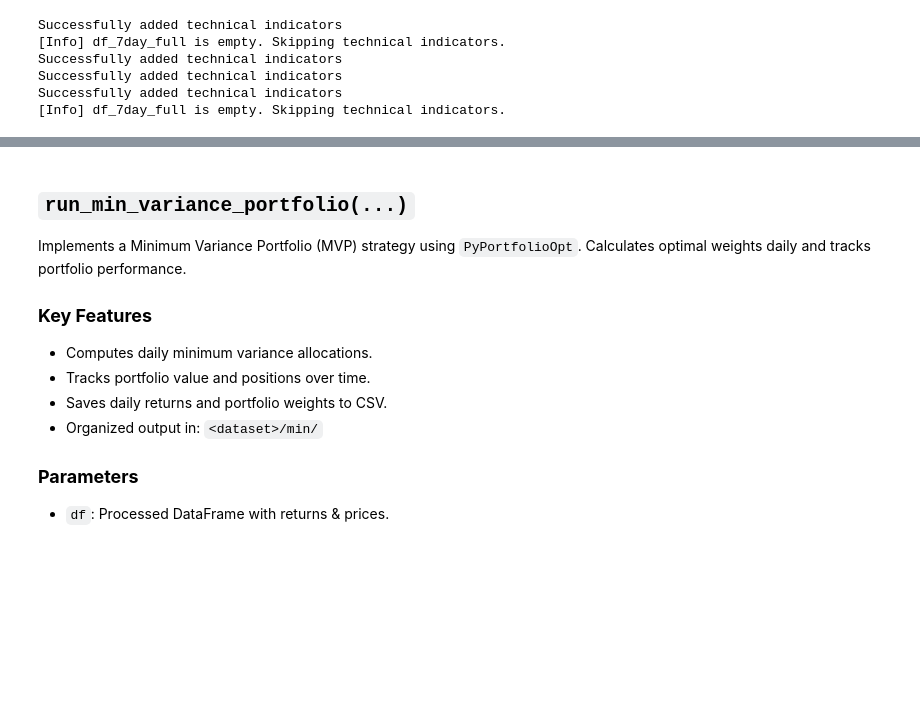
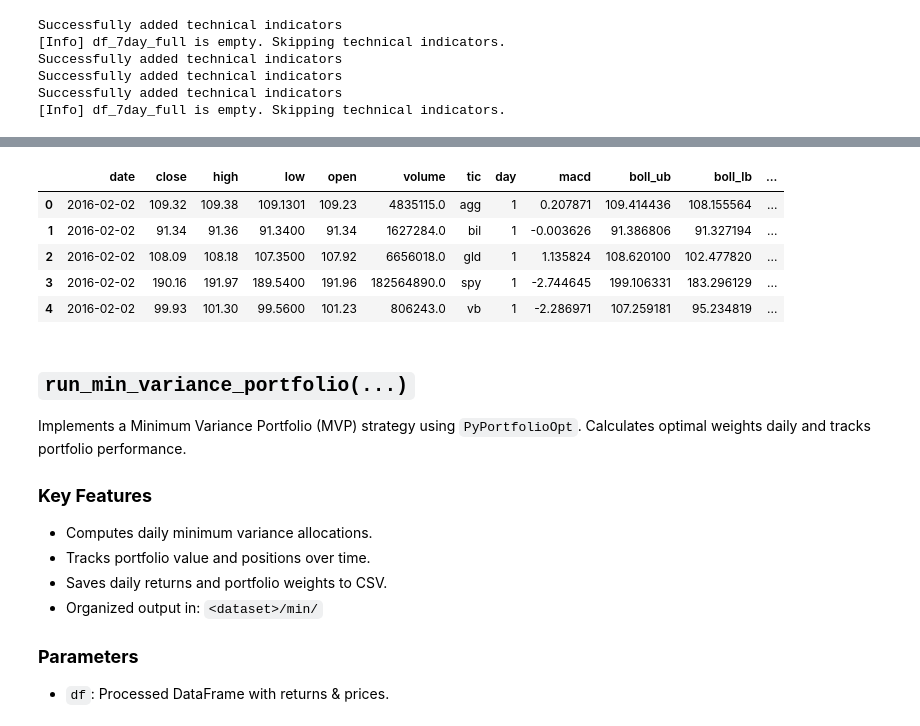
Before and after one commit to gary30hii/TradingAgent, a Jupyter notebook: PortfolioAllocationModelTraining(min_variance_optimization).ipynb, the cells around one changed output, grey strips where cells are left out. Cells and saved outputs as stored; diff of their text form; code cells hidden in the pictures; blank space fills up the shorter version.

```diff
--- a/PortfolioAllocationModelTraining(min_variance_optimization).ipynb
+++ b/PortfolioAllocationModelTraining(min_variance_optimization).ipynb
@@ -155,3 +173,12 @@ Successfully added technical indicators
+# %%
+processed_2.head()
+# %% [output]
+|  | date | close | high | low | open | volume | tic | day | macd | boll_ub | boll_lb | ... |
+| 0 | 2016-02-02 | 109.32 | 109.38 | 109.1301 | 109.23 | 4835115.0 | agg | 1 | 0.207871 | 109.414436 | 108.155564 | ... |
+| 1 | 2016-02-02 | 91.34 | 91.36 | 91.3400 | 91.34 | 1627284.0 | bil | 1 | -0.003626 | 91.386806 | 91.327194 | ... |
+| 2 | 2016-02-02 | 108.09 | 108.18 | 107.3500 | 107.92 | 6656018.0 | gld | 1 | 1.135824 | 108.620100 | 102.477820 | ... |
+| 3 | 2016-02-02 | 190.16 | 191.97 | 189.5400 | 191.96 | 182564890.0 | spy | 1 | -2.744645 | 199.106331 | 183.296129 | ... |
+| 4 | 2016-02-02 | 99.93 | 101.30 | 99.5600 | 101.23 | 806243.0 | vb | 1 | -2.286971 | 107.259181 | 95.234819 | ... |
 # %% [markdown]
 ## `run_min_variance_portfolio(...)`
 
```
Also changed, not shown: parts of 2 cells of this notebook.
